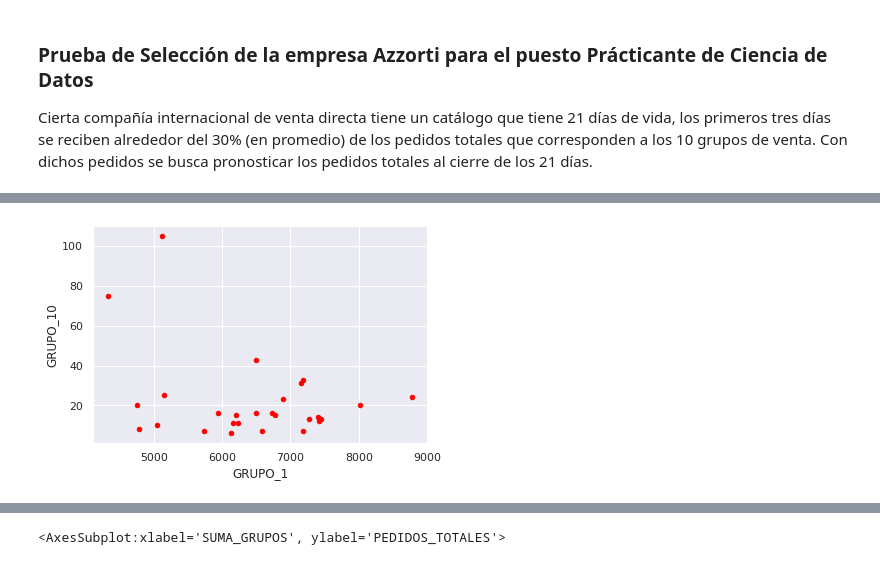
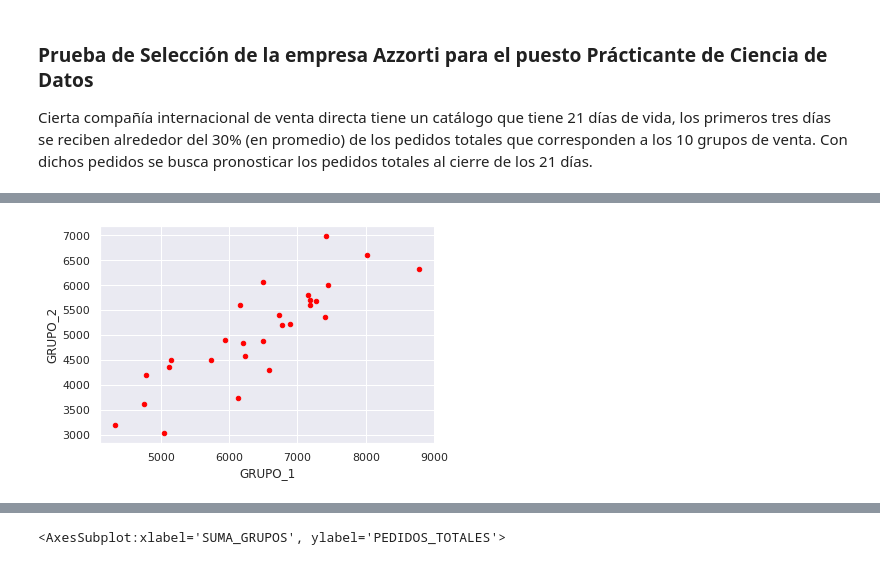
Before and after one commit to felipeturing/azzorti, a Jupyter notebook: Prueba-de-seleccion.ipynb, the cells around one changed output, grey strips where cells are left out. Saved outputs shown, nothing was run; the diff lists cells and outputs as text; code cells hidden in the pictures.

```diff
--- a/Prueba-de-seleccion.ipynb
+++ b/Prueba-de-seleccion.ipynb
@@ -67,6 +62,6 @@ datos[ datos.CAMPAÑA > 202000 ]  # Primeras 5 campañas del 2020
-# %%
-datos.plot(kind='scatter',x='GRUPO_1',y='GRUPO_10',color='red')
-plt.show()
-# %% [output]
-[figure, removed]
+# %%
+datos.plot(kind='scatter',x='GRUPO_1',y='GRUPO_2',color='red')
+plt.show()
+# %% [output]
+[figure, added]
 # %%
```
Also changed, not shown: parts of 13 cells of this notebook.
